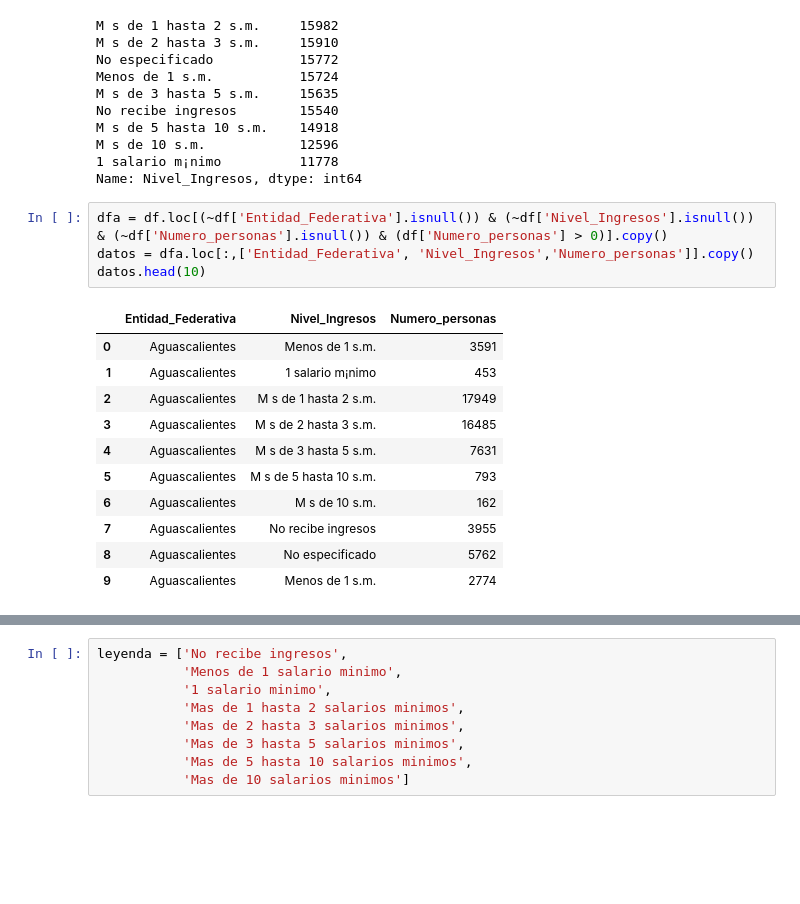
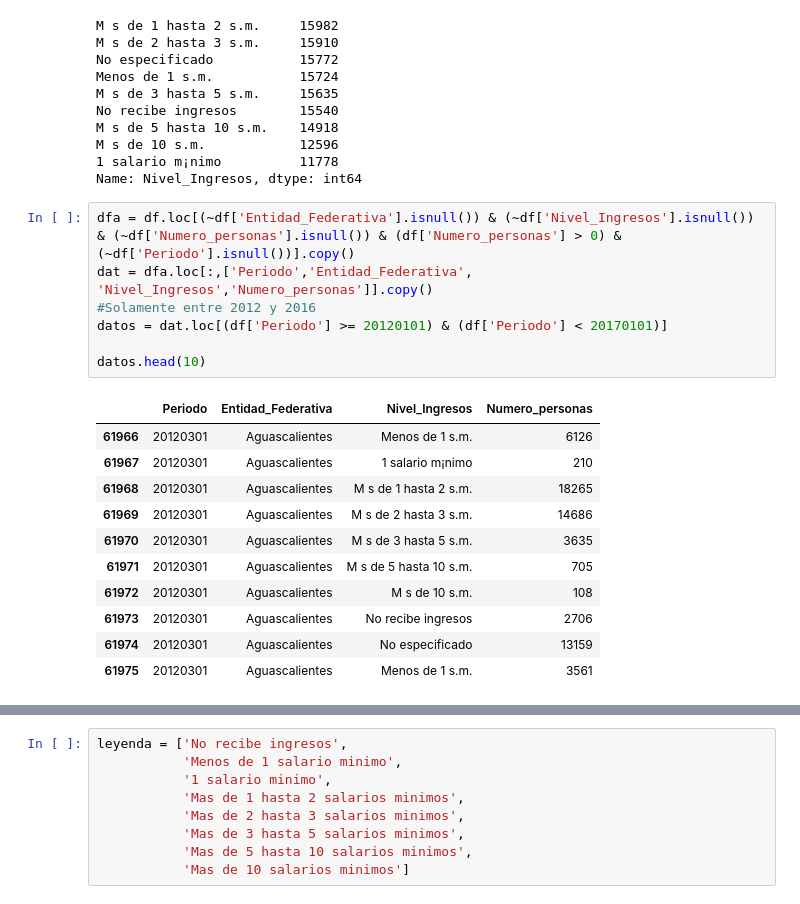
Before and after one commit to nicomatex/datos_tp1_2c2019, a Jupyter notebook: notebooks/Nivel de Ingresos por Entidad Federativa/Nivel de Ingresos por Entidad Federativa.ipynb, the cells around one changed output, grey strips where cells are left out. Drawn from its saved outputs; the diff is of its cells as text; blank space fills up the shorter version.

```diff
--- a/notebooks/Nivel de Ingresos por Entidad Federativa/Nivel de Ingresos por Entidad Federativa.ipynb
+++ b/notebooks/Nivel de Ingresos por Entidad Federativa/Nivel de Ingresos por Entidad Federativa.ipynb
@@ -47,21 +51,24 @@ M s de 10 s.m.            12596
 1 salario m¡nimo          11778
 Name: Nivel_Ingresos, dtype: int64
 # %%
-dfa = df.loc[(~df['Entidad_Federativa'].isnull()) & (~df['Nivel_Ingresos'].isnull()) & (~df['Numero_personas'].isnull()) & (df['Numero_personas'] > 0)].copy()
-datos = dfa.loc[:,['Entidad_Federativa', 'Nivel_Ingresos','Numero_personas']].copy()
+dfa = df.loc[(~df['Entidad_Federativa'].isnull()) & (~df['Nivel_Ingresos'].isnull()) & (~df['Numero_personas'].isnull()) & (df['Numero_personas'] > 0) & (~df['Periodo'].isnull())].copy()
+dat = dfa.loc[:,['Periodo','Entidad_Federativa', 'Nivel_Ingresos','Numero_personas']].copy()
+#Solamente entre 2012 y 2016
+datos = dat.loc[(df['Periodo'] >= 20120101) & (df['Periodo'] < 20170101)]
+
 datos.head(10)
 # %% [output]
-|  | Entidad_Federativa | Nivel_Ingresos | Numero_personas |
-| 0 | Aguascalientes | Menos de 1 s.m. | 3591 |
-| 1 | Aguascalientes | 1 salario m¡nimo | 453 |
-| 2 | Aguascalientes | M s de 1 hasta 2 s.m. | 17949 |
-| 3 | Aguascalientes | M s de 2 hasta 3 s.m. | 16485 |
-| 4 | Aguascalientes | M s de 3 hasta 5 s.m. | 7631 |
-| 5 | Aguascalientes | M s de 5 hasta 10 s.m. | 793 |
-| 6 | Aguascalientes | M s de 10 s.m. | 162 |
-| 7 | Aguascalientes | No recibe ingresos | 3955 |
-| 8 | Aguascalientes | No especificado | 5762 |
-| 9 | Aguascalientes | Menos de 1 s.m. | 2774 |
+|  | Periodo | Entidad_Federativa | Nivel_Ingresos | Numero_personas |
+| 61966 | 20120301 | Aguascalientes | Menos de 1 s.m. | 6126 |
+| 61967 | 20120301 | Aguascalientes | 1 salario m¡nimo | 210 |
+| 61968 | 20120301 | Aguascalientes | M s de 1 hasta 2 s.m. | 18265 |
+| 61969 | 20120301 | Aguascalientes | M s de 2 hasta 3 s.m. | 14686 |
+| 61970 | 20120301 | Aguascalientes | M s de 3 hasta 5 s.m. | 3635 |
+| 61971 | 20120301 | Aguascalientes | M s de 5 hasta 10 s.m. | 705 |
+| 61972 | 20120301 | Aguascalientes | M s de 10 s.m. | 108 |
+| 61973 | 20120301 | Aguascalientes | No recibe ingresos | 2706 |
+| 61974 | 20120301 | Aguascalientes | No especificado | 13159 |
+| 61975 | 20120301 | Aguascalientes | Menos de 1 s.m. | 3561 |
 # %%
 datos= datos.copy()
 categorias = {'M\xa0s de 1 hasta 2 s.m.': 'Mas de 1 hasta 2 salarios minimos',
```
Also changed, not shown: parts of 5 cells of this notebook.
